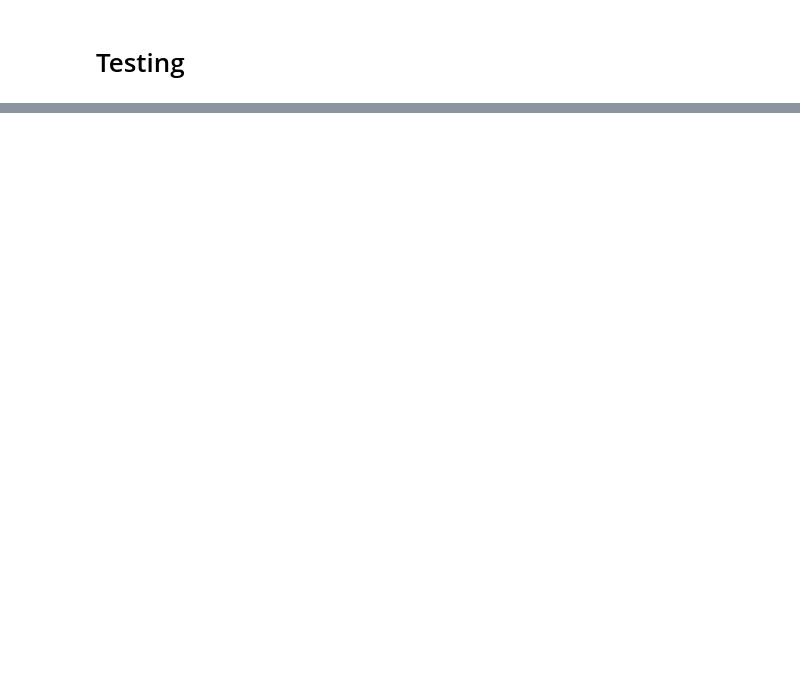
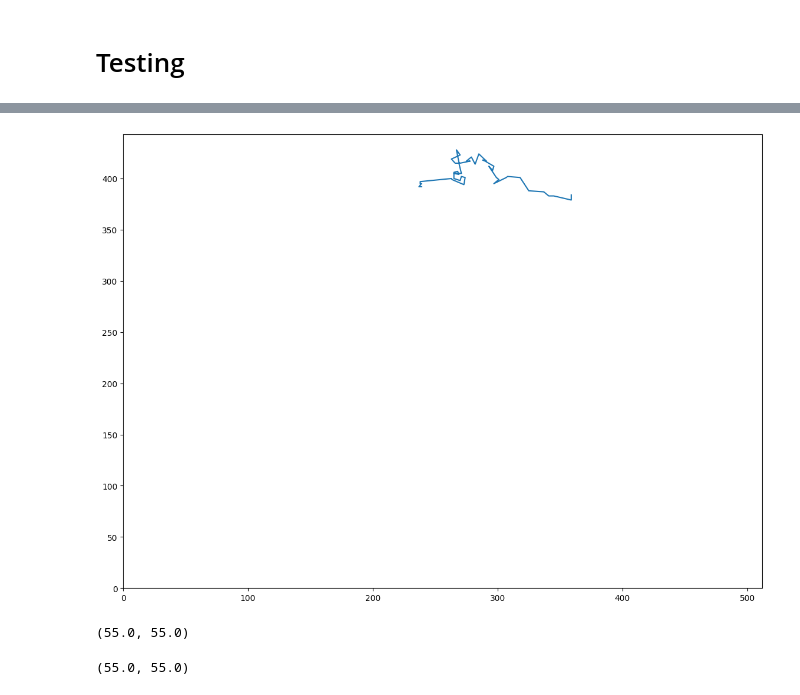
Before and after one commit to KlausYserentant/DLMBL_celltracking, a Jupyter notebook: Linear_assignment.ipynb, the cells around one changed output, grey strips where cells are left out. Cells and saved outputs as stored; diff of their text form; code cells hidden in the pictures; blank space fills up the shorter version.

```diff
--- a/Linear_assignment.ipynb
+++ b/Linear_assignment.ipynb
@@ -252,7 +280,7 @@ class FrameByFrameLinker(ABC):
         detections = detections.copy()
 
         assert len(detections) - 1 == len(links)
-        self._assert_relabeled(detections[0])
+        # self._assert_relabeled(detections[0])
         out = [detections[0]]
         n_tracks = out[0].max()
         lookup_tables = [{i: i for i in range(1, out[0].max() + 1)}]
@@ -262,11 +290,12 @@ class FrameByFrameLinker(ABC):
             births = links[i]["births"]
             deaths = links[i+1]["deaths"] if i+1 < len(links) else []
             new_frame = np.zeros_like(detections[i+1])
-            self._assert_relabeled(detections[i+1])
+            # self._assert_relabeled(detections[i+1])
 
             lut = {}
             for _from, _to in zip(ids_from, ids_to):
                 # Copy over ID
+                #ipdb.set_trace()
                 new_frame[detections[i+1] == _to] = lookup_tables[i][_from]
                 lut[_to] = lookup_tables[i][_from]
 
@@ -313,7 +342,8 @@ class FrameByFrameLinker(ABC):
         else:
             n = x.max()
         if n != len(np.unique(x)):
-            raise ValueError("Detection IDs are not contiguous.")
+            pass
+            #raise ValueError("Detection IDs are not contiguous.")
 # %%
 class BipartiteMatchingLinker(FrameByFrameLinker):
     """.
@@ -438,2 +488,12 @@ class BipartiteMatchingLinker(FrameByFrameLinker):
+# %%
+relabeled = np.zeros_like(centroids)
+for t in range(centroids.shape[0]):
+    relabeled[t, 0] = skimage.segmentation.relabel_sequential(centroids[t, 0])[0]
+
+bm_linker = BipartiteMatchingLinker(threshold=50, drift=(0, 0), birth_cost_factor=1.05, death_cost_factor=1.05)
+
+bm_links = bm_linker.link(relabeled)
+# %%
+bm_tracks = bm_linker.relabel_detections(relabeled, bm_links)
 # %% [markdown]
 # Testing
@@ -439,0 +571,52 @@ class BipartiteMatchingLinker(FrameByFrameLinker):
+# %%
+# x = np.where(bm_tracks[0,0, ...] == 1)
+#plt.imshow(bm_tracks[0,0,x[0],x[1]])
+# maybe = bm_tracks[np.where(bm_tracks[0,0,...] == 1)]
+#blob = skimage.measure.regionprops(bm_tracks[bm_tracks[0,0,...] == 1])
+cell = 10
+cens = []
+
+# for i in range(92):
+#     blobs = skimage.measure.regionprops(bm_tracks[0,0])
+#     isCell = False
+#     for j in range(len(blobs)):
+#         if(blobs[j].label == cell):
+#             cens.append(blobs[j].centroid
+#             isCell = True
+#         else:
+#              continue
+
+#     if(isCell):
+#         continue
+#     else:
+#         break
+
+for i in range(92):
+    blobs = skimage.measure.regionprops(bm_tracks[i,0])
+    isCell = False
+    for j in range(len(blobs)):
+        if blobs[j].label == cell:
+            cens.append(blobs[j].centroid)
+            isCell = True
+        continue
+
+    if(isCell):
+        continue
+    else:
+        break
+
+cens = np.array(cens)
+plt.plot(cens[:,0], cens[:, 1])
+plt.xlim([0,512])
+plt.ylim([0,443])
+plt.show()
+# %% [output]
+[figure, added]
+# %%
+skimage.measure.regionprops(bm_tracks[0,0])[0].centroid
+# %% [output]
+(55.0, 55.0)
+# %%
+cens[0]
+# %% [output]
+(55.0, 55.0)
```
Also changed, not shown: parts of 20 cells of this notebook, 1 other file.
